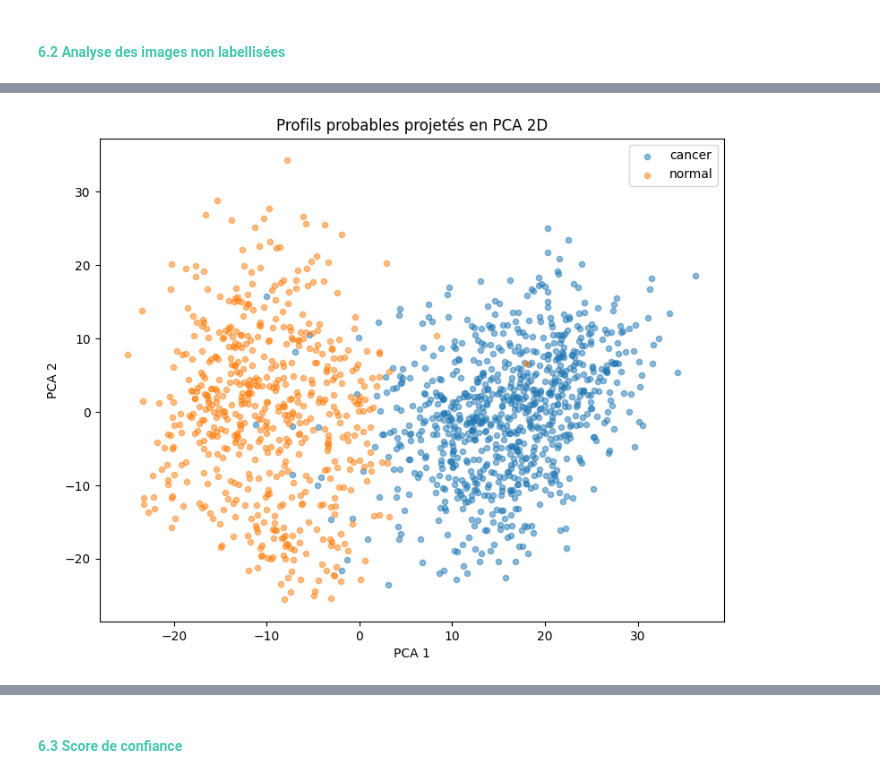
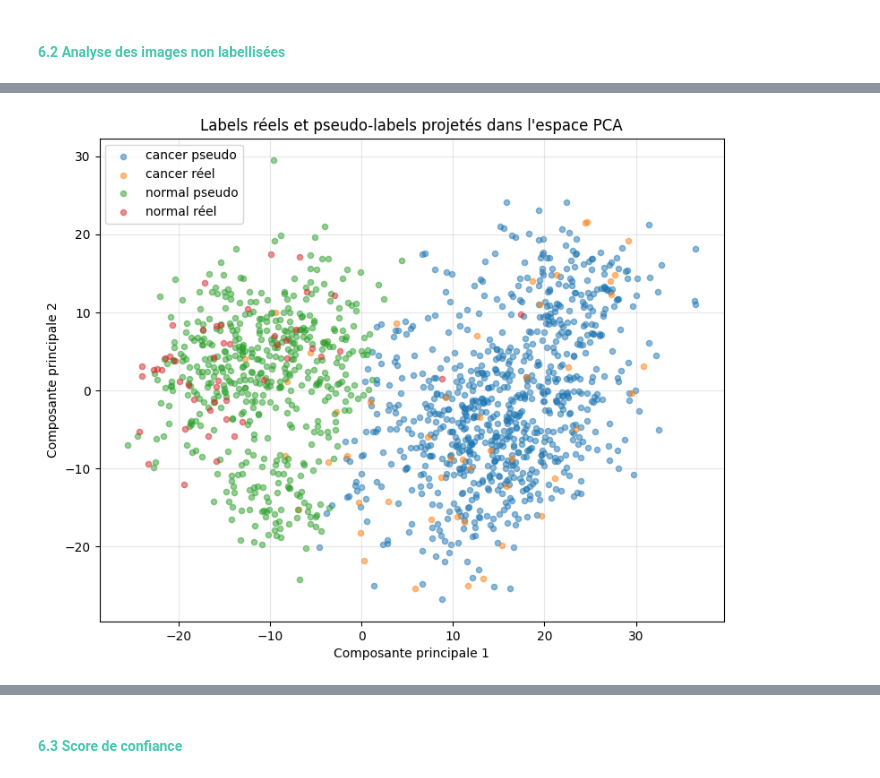
Before and after one commit to gonzalezcourrier34-glitch/Projet_CurelyticsIA, a Jupyter notebook: notebooks/02_clustering_semi_supervised_cnn_training.ipynb, the cells around one changed output, grey strips where cells are left out. Cells and saved outputs as stored; diff of their text form; code cells hidden in the pictures.

Commit message:
projet finalisé

```diff
--- a/notebooks/02_clustering_semi_supervised_cnn_training.ipynb
+++ b/notebooks/02_clustering_semi_supervised_cnn_training.ipynb
@@ -1232,11 +2324,0 @@ Name: count, dtype: int64
-# %%
-cluster_mapping = {}
-
-for cluster in cluster_label_table_train.index:
-
-    if cluster_label_table_train.loc[cluster, "cancer"] > cluster_label_table_train.loc[cluster, "normal"]:
-        cluster_mapping[cluster] = "cancer"
-    else:
-        cluster_mapping[cluster] = "normal"
-
-print(cluster_mapping)
@@ -1245,7 +2374,7 @@ print(cluster_mapping)
 # %%
 df_unlabeled_results["profil_probable"] = (
     df_unlabeled_results["cluster"]
-    .map(cluster_mapping)
+    .map(cluster_to_profil)
 )
 
 df_unlabeled_results.head()
@@ -1317,35 +2549,40 @@ plt.show()
 # %%
-df_labeled_results["profil_probable"] = df_labeled_results["label_reel"].map({
-    0: "normal",
-    1: "cancer"
+# Vrais labels pour les données labellisées
+df_labeled_results["profil"] = df_labeled_results["label_reel"].map({
+    0: "normal réel",
+    1: "cancer réel"
+})
+
+# Pseudo-labels pour les données non labellisées
+df_unlabeled_results["profil"] = df_unlabeled_results["profil_probable"].map({
+    "normal": "normal pseudo",
+    "cancer": "cancer pseudo"
 })
 
 df_results = pd.concat(
-    [
-        df_labeled_results,
-        df_unlabeled_results
-    ],
+    [df_labeled_results, df_unlabeled_results],
     ignore_index=True
 )
 
 plt.figure(figsize=(9, 7))
 
-for profil in sorted(df_results["profil_probable"].dropna().unique()):
+for profil in sorted(df_results["profil"].dropna().unique()):
 
-    mask = df_results["profil_probable"] == profil
+    mask = df_results["profil"] == profil
 
     plt.scatter(
         df_results.loc[mask, "pca_1"],
         df_results.loc[mask, "pca_2"],
         label=profil,
         alpha=0.5,
         s=20
     )
 
-plt.xlabel("PCA 1")
-plt.ylabel("PCA 2")
-plt.title("Profils probables projetés en PCA 2D")
+plt.xlabel("Composante principale 1")
+plt.ylabel("Composante principale 2")
+plt.title("Labels réels et pseudo-labels projetés dans l'espace PCA")
 plt.legend()
+plt.grid(alpha=0.3)
 plt.show()
 # %% [output]
-[figure, old version]
+[figure, new version]
```
Also changed, not shown: parts of 280 cells of this notebook.
